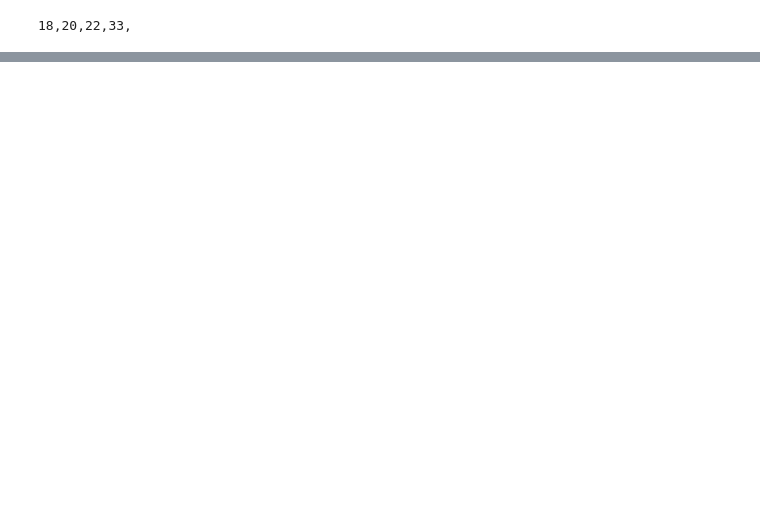
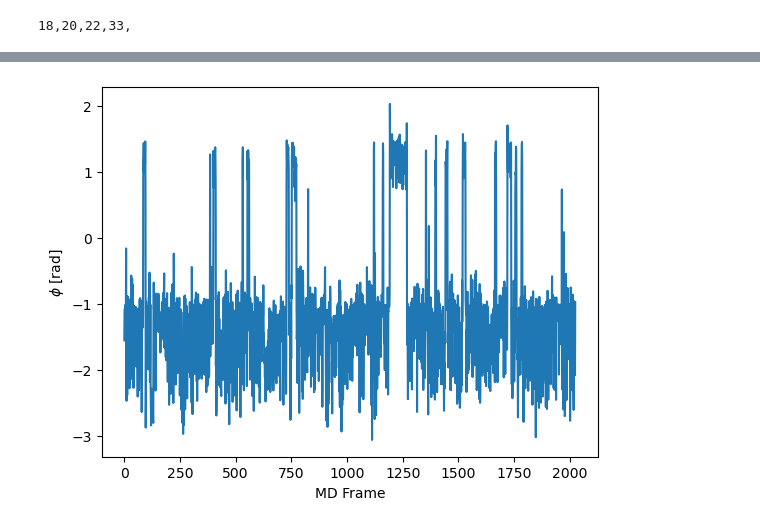
Before and after one commit to heyitsdipu/PLUMED-hands-on, a Jupyter notebook: masterclass-21-1/notebooks/solution.ipynb, the cells around one changed output, grey strips where cells are left out. Cells and saved outputs as stored; diff of their text form; code cells hidden in the pictures; blank space fills up the shorter version.

```diff
--- a/masterclass-21-1/notebooks/solution.ipynb
+++ b/masterclass-21-1/notebooks/solution.ipynb
@@ -671,0 +246,4 @@ Text(0, 0.5, '% frames')
+# %%
+# import PLUMED COLVAR file into pandas dataset
+data = plumed.read_as_pandas("Exercise-2/COLVAR-A")
+print(data)
@@ -671,0 +267,9 @@ Text(0, 0.5, '% frames')
+# %%
+# plot the phi (t1) vs time
+plt.plot(data.time, data.t1)
+plt.xlabel("MD Frame")
+plt.ylabel(r"$\phi$ [rad]")
+
+plt.show()
+# %% [output]
+[figure, added]
```
Also changed, not shown: parts of 74 cells of this notebook, 7 other files.
